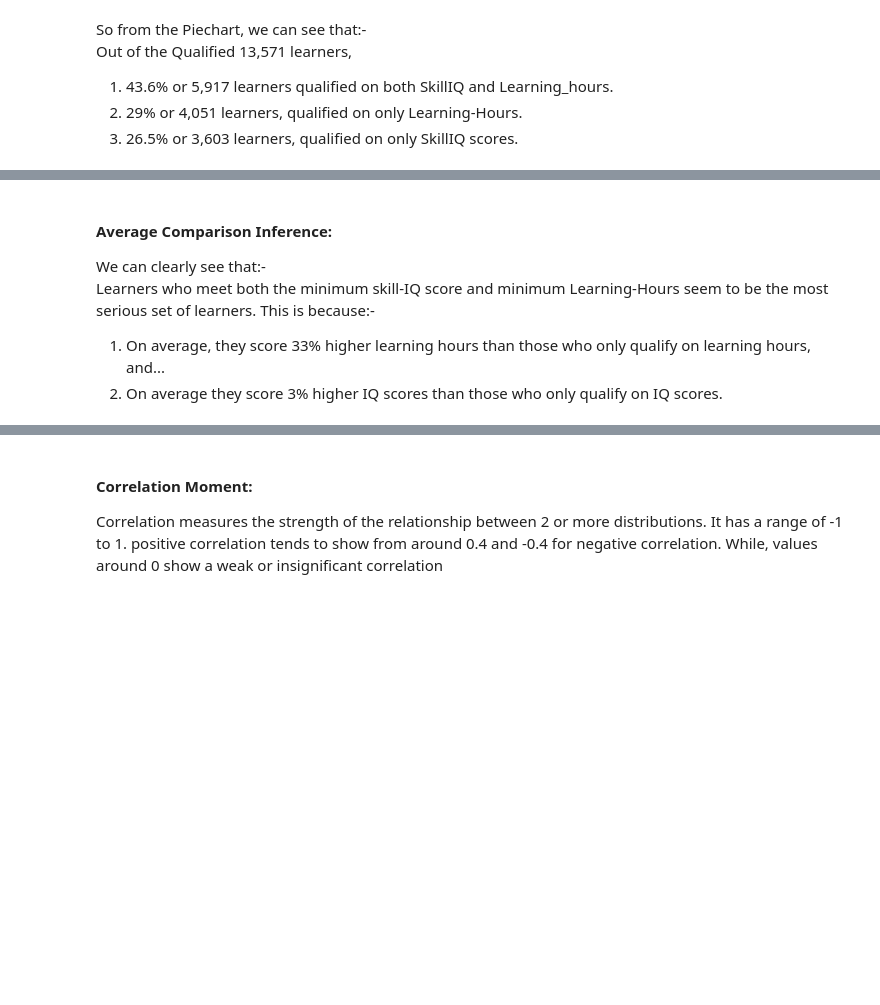
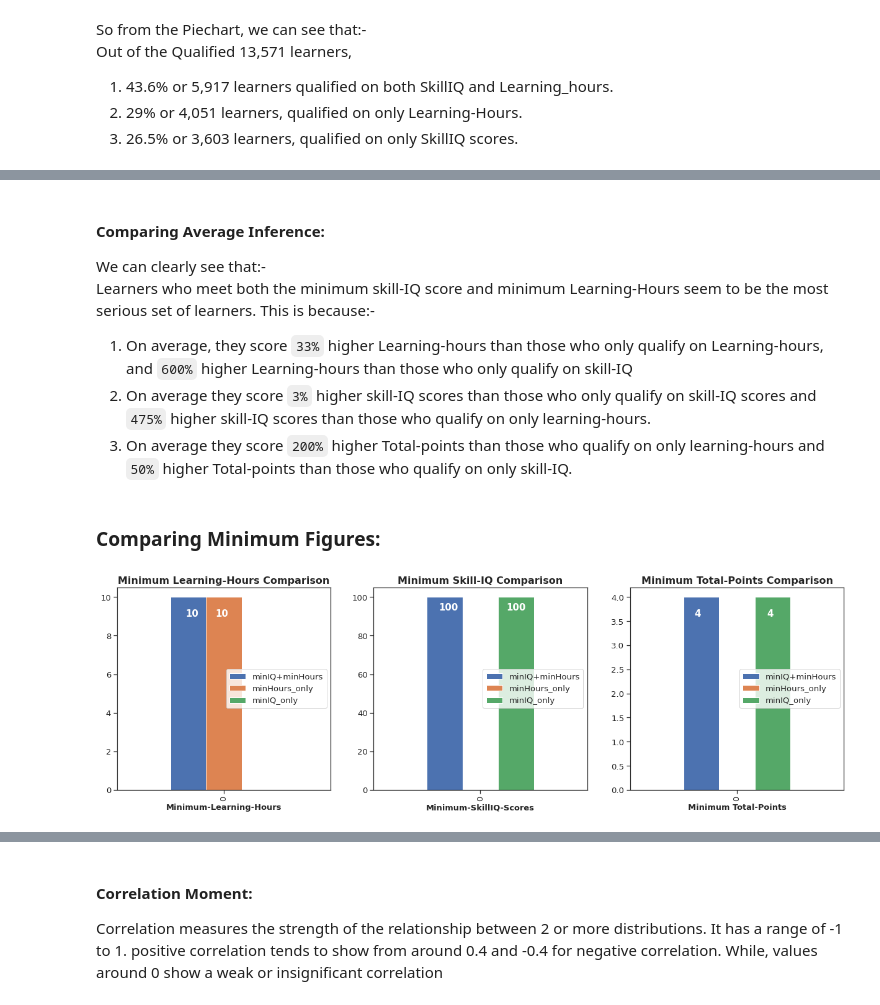
Before and after one commit to Lawrence-Krukrubo/EDA, a Jupyter notebook: gads_wk_6_data.ipynb, the cells around one changed output, grey strips where cells are left out. Saved outputs shown, nothing was run; the diff lists cells and outputs as text; code cells hidden in the pictures; blank space fills up the shorter version.

```diff
--- a/gads_wk_6_data.ipynb
+++ b/gads_wk_6_data.ipynb
@@ -531,0 +584,4 @@ average_skill
+# %%
+min_hours = create_min_df('hour')
+min_skill = create_min_df('skill')
+min_point = create_min_df('')
@@ -552,7 +658,43 @@ plt.show()
 # %% [markdown]
-<b><h4>Average Comparison Inference:</h4></b>
+<b><h4>Comparing Average Inference:</h4></b>
 We can clearly see that:-<br>
 Learners who meet both the minimum skill-IQ score and minimum Learning-Hours seem to be the most serious set of learners. This is because:-
 
-1. On average, they score 33% higher learning hours than those who only qualify on learning hours, and...
-2. On average they score 3% higher IQ scores than those who only qualify on IQ scores.
+1. On average, they score `33%` higher Learning-hours than those who only qualify on Learning-hours, and `600%` higher Learning-hours than those who only qualify on skill-IQ
+2. On average they score `3%` higher skill-IQ scores than those who only qualify on skill-IQ scores and `475%` higher skill-IQ scores than those who qualify on only learning-hours.
+3. On average they score `200%` higher Total-points than those who qualify on only learning-hours and `50%` higher Total-points than those who qualify on only skill-IQ.
+# %% [markdown]
+<h3>Comparing Minimum Figures:</h3>
+# %%
+fig = plt.figure(figsize=(21,6))
+ax0 = fig.add_subplot(131)
+ax1 = fig.add_subplot(132)
+ax2 = fig.add_subplot(133)
+
+min_hours.plot(kind='bar',align='center',legend='reverse',ax=ax0)
+ax0.text(-0.18,9,'10',color='w', fontweight='bold', fontsize=15)
+ax0.text(-0.04,9,'10',color='w', fontweight='bold', fontsize=15)
+#ax0.text(0.13,2,'0',color='w', fontweight='bold', fontsize=15)
+ax0.set_title('Minimum Learning-Hours Comparison', fontsize=16, fontweight='bold')
+ax0.set_xlabel('Minimum-Learning-Hours',fontsize=13, fontweight='heavy')
+ax0.legend(loc='center right')
+
+min_skill.plot(kind='bar',align='center',legend='reverse', ax=ax1)
+ax1.text(-0.194,93,'100',color='w', fontweight='bold', fontsize=15)
+#ax1.text(0.14,147,'0',color='w', fontweight='bold', fontsize=15)
+ax1.text(0.12,93,'100',color='w', fontweight='bold', fontsize=15)
+ax1.set_title('Minimum Skill-IQ Comparison', fontsize=16, fontweight='bold')
+ax1.set_xlabel('Minimum-SkillIQ-Scores',fontsize=13, fontweight='heavy')
+ax1.legend(loc='center right')
+
+min_point.plot(kind='bar',align='center',legend='reverse', ax=ax2)
+ax2.text(-0.2,3.6,'4',color='w', fontweight='bold', fontsize=15)
+#ax2.text(0.15,5.5,'0',color='w', fontweight='bold', fontsize=15)
+ax2.text(0.14,3.6,'4',color='w', fontweight='bold', fontsize=15)
+ax2.set_title('Minimum Total-Points Comparison', fontsize=16, fontweight='bold')
+ax2.set_xlabel('Minimum Total-Points',fontsize=13, fontweight='heavy')
+ax2.legend(loc='center right')
+
+plt.show()
+# %% [output]
+[figure, added]
```
Also changed, not shown: parts of 56 cells of this notebook.
